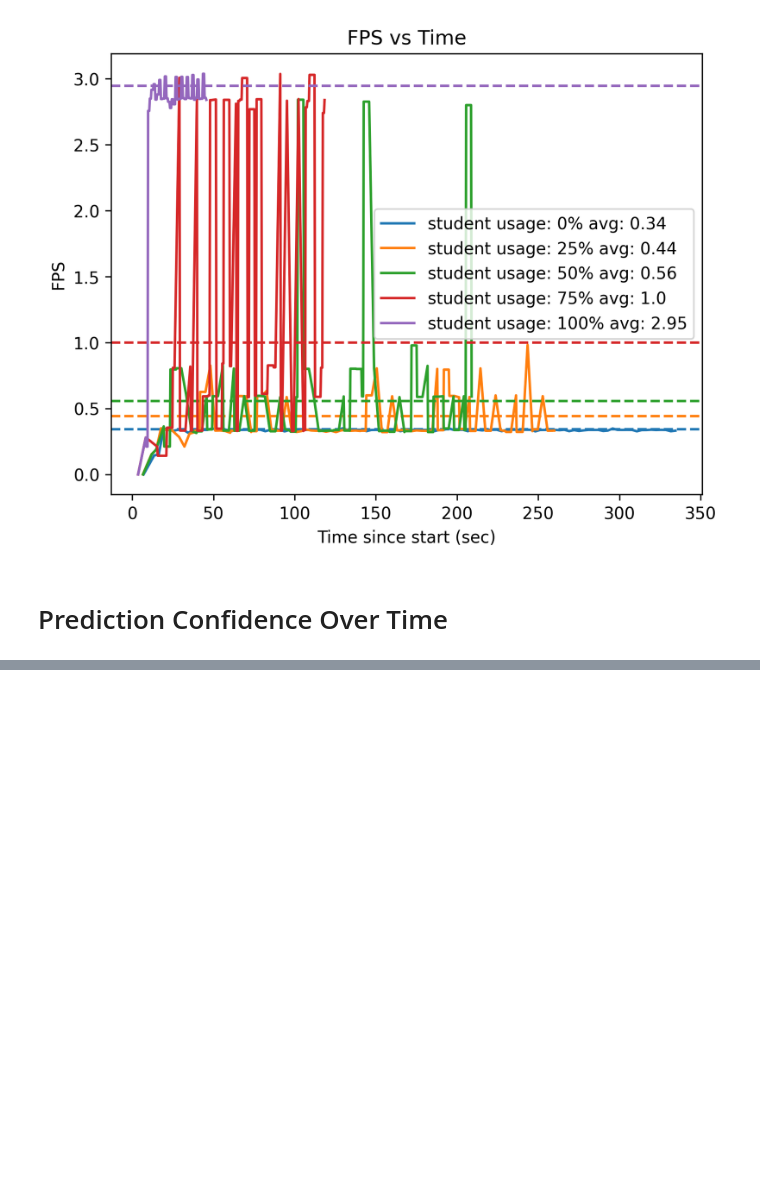
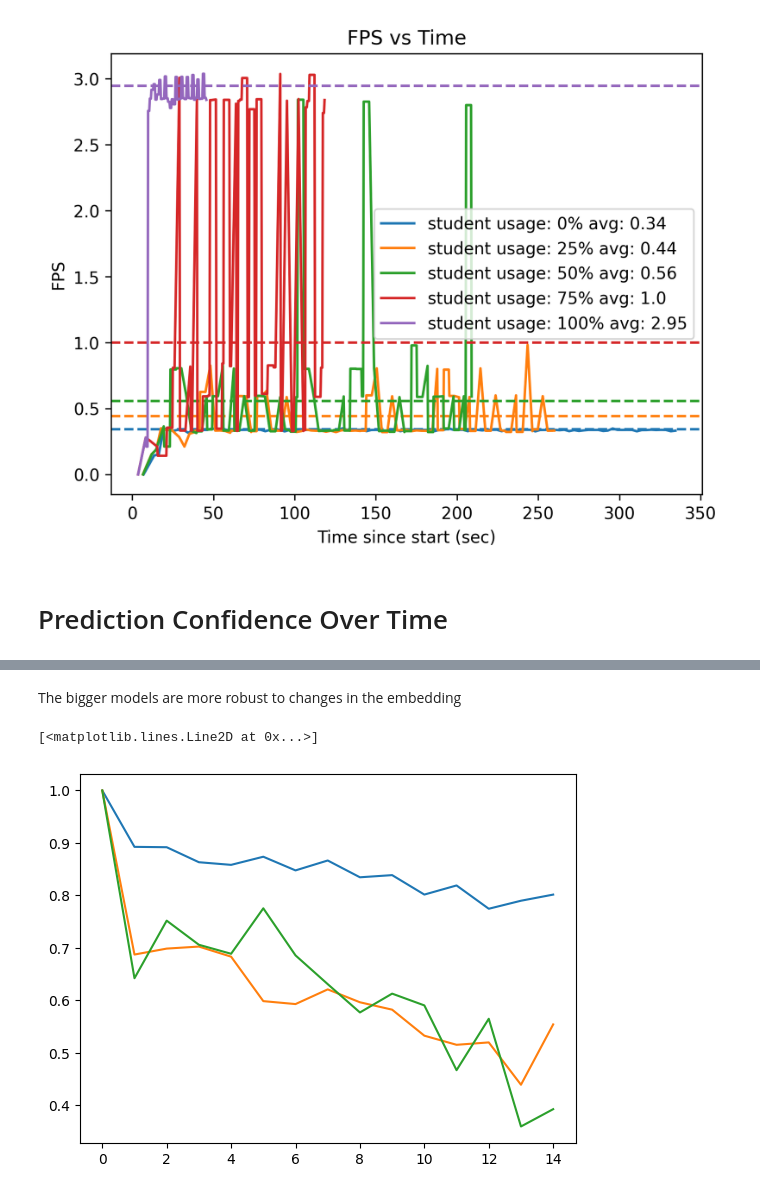
Before and after one commit to Geffen-Cooper/conformal, a Jupyter notebook: adaptation/video_analysis.ipynb, the cells around one changed output, grey strips where cells are left out. Cells and saved outputs as stored; diff of their text form; code cells hidden in the pictures; blank space fills up the shorter version.

```diff
--- a/video_analysis.ipynb
+++ b/adaptation/video_analysis.ipynb
@@ -207,0 +181,4 @@ plt.show()
+# %%
+with torch.no_grad():
+    conf,idx = shared_FC(stud_embds[10]+off).max(dim=0)
+    print(get_label(idx)," conf: ",conf)
@@ -207,0 +187,2 @@ plt.show()
+# %%
+off = teach_embds[0]-stud_embds[0]
@@ -207,0 +304,38 @@ plt.show()
+# %%
+def cos_sim(t1,t2):
+    t1 = t1.float()
+    t2 = t2.float()
+    return t1@t2/(torch.norm(t1)*torch.norm(t2))
+
+def dist(t1,t2):
+    t1 = t1.float()
+    t2 = t2.float()
+    return torch.sqrt(torch.sum(torch.square(t1-t2)))
+
+stud_sims = torch.zeros(len(stud_embds))
+stud_dists = torch.zeros(len(stud_embds))
+teach_sims = torch.zeros(len(teach_embds))
+teach_dists = torch.zeros(len(teach_embds))
+model_sims = torch.zeros(len(model_embds))
+model_dists = torch.zeros(len(model_embds))
+
+for i, _ in enumerate(stud_embds):
+    stud_sims[i] = cos_sim(stud_embds[0],stud_embds[i])
+    stud_dists[i] = dist(stud_embds[0],stud_embds[i])
+    teach_sims[i] = cos_sim(teach_embds[0],teach_embds[i])
+    teach_dists[i] = dist(teach_embds[0],teach_embds[i])
+    model_sims[i] = cos_sim(model_embds[0],model_embds[i])
+    model_dists[i] = dist(model_embds[0],model_embds[i])
+# %% [markdown]
+The bigger models are more robust to changes in the embedding
+# %%
+%matplotlib inline
+plt.plot(stud_sims)
+# plt.plot(stud_dists)
+plt.plot(teach_sims)
+# plt.plot(teach_dists)
+plt.plot(model_sims)
+# plt.plot(model_dists)
+# %% [output]
+[<matplotlib.lines.Line2D at 0x...>]
+[figure, added]
```
Also changed, not shown: parts of 6 cells of this notebook, 4 other files.
